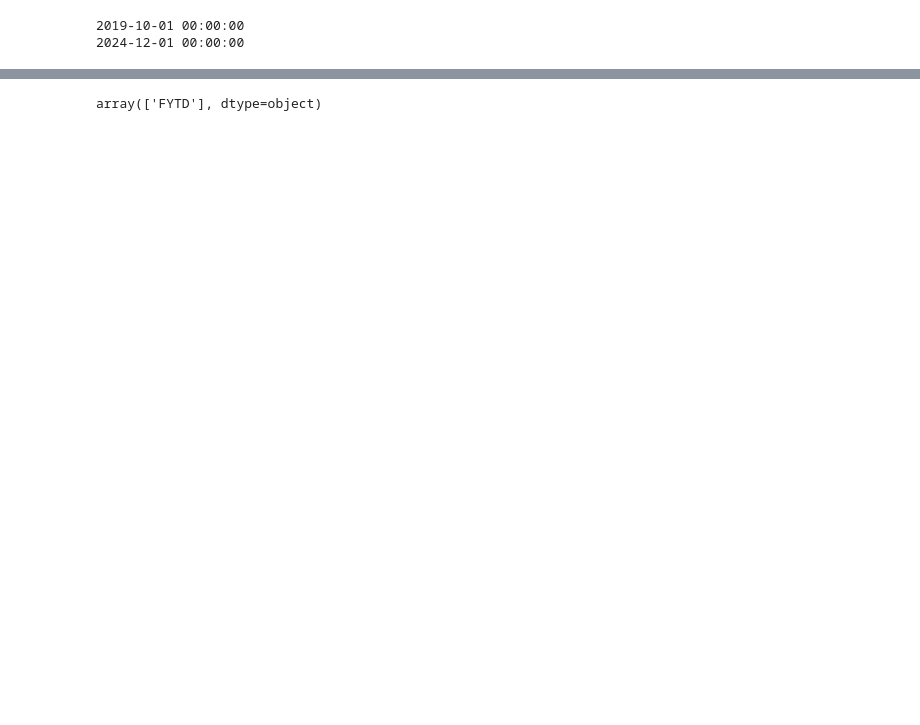
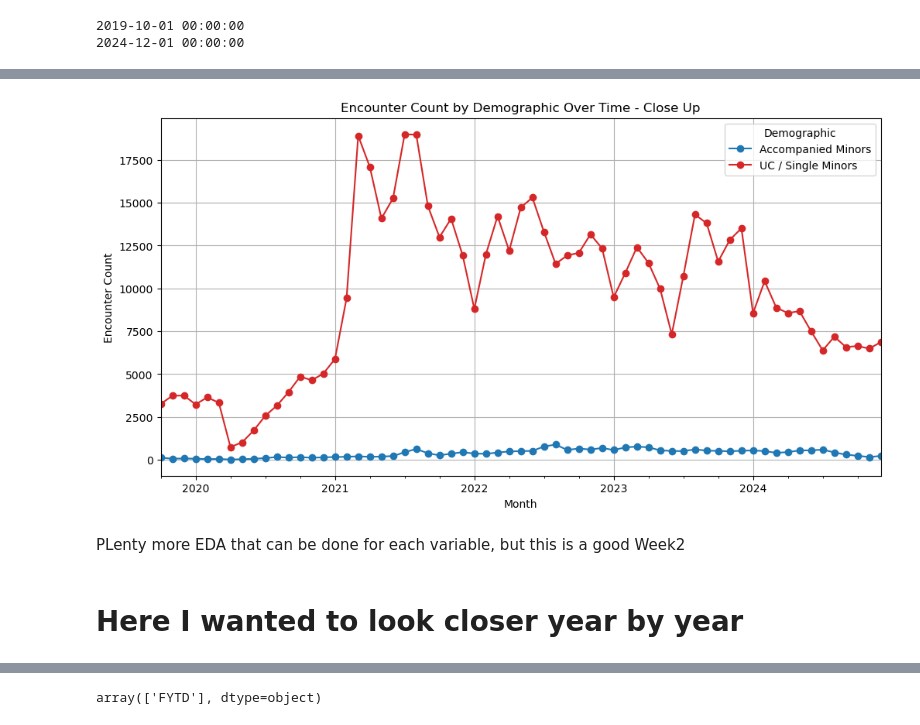
Before and after one commit to alanklin/AA-Capstone, a Jupyter notebook: Code/Notebooks/week2_eda_state.ipynb, the cells around one changed output, grey strips where cells are left out. Drawn from its saved outputs; the diff is of its cells as text; code cells hidden in the pictures; blank space fills up the shorter version.

```diff
--- a/Code/Notebooks/week2_eda_state.ipynb
+++ b/Code/Notebooks/week2_eda_state.ipynb
@@ -115,3 +163,24 @@ print(state_data["MonthDate"].max())
+# %%
+demo_df = demo_df[(demo_df["Demographic"] == "UC / Single Minors") | (demo_df["Demographic"] == "Accompanied Minors")]
+df_agg = demo_df.groupby(['MonthDate', 'Demographic'])['Encounter Count'].sum().reset_index()
+df_pivot = df_agg.pivot(index='MonthDate', columns='Demographic', values='Encounter Count')
+
+# Plot with consistent colors
+fig, ax = plt.subplots(figsize=(12,6))
+df_pivot.plot(ax=ax, marker='o', color=[color_map.get(col, 'gray') for col in df_pivot.columns])
+
+plt.xlabel('Month')
+plt.ylabel('Encounter Count')
+plt.title('Encounter Count by Demographic Over Time - Close Up')
+plt.legend(title='Demographic')
+plt.grid(True)
+plt.show()
+# %% [output]
+[figure, added]
+# %% [markdown]
+PLenty more EDA that can be done for each variable, but this is a good Week2
+# %% [markdown]
+# Here I wanted to look closer year by year
 # %%
 twenty = state_data[state_data["Fiscal Year"] == "2020"]
 # %%
```
Also changed, not shown: parts of 19 cells of this notebook, 1 other file.
